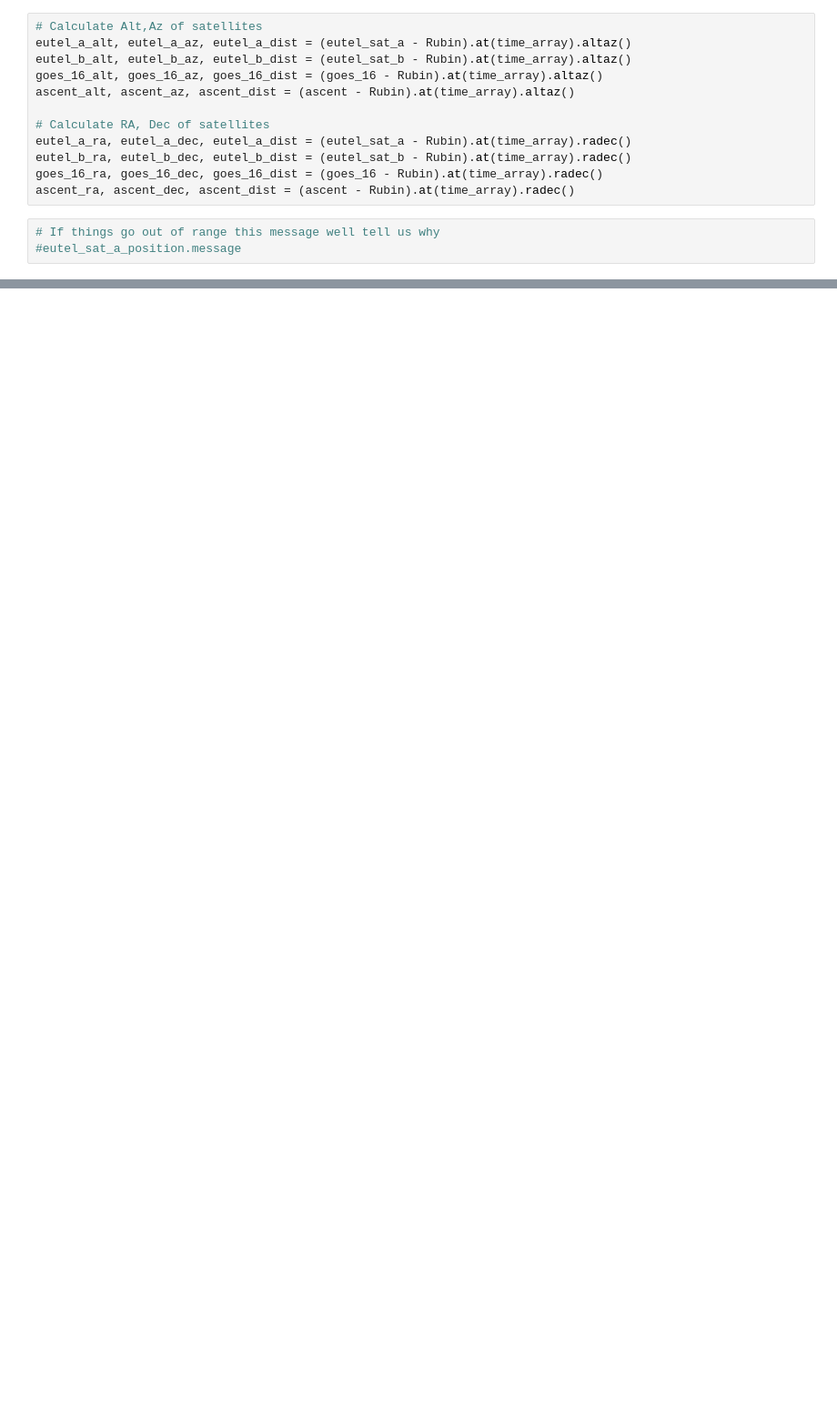
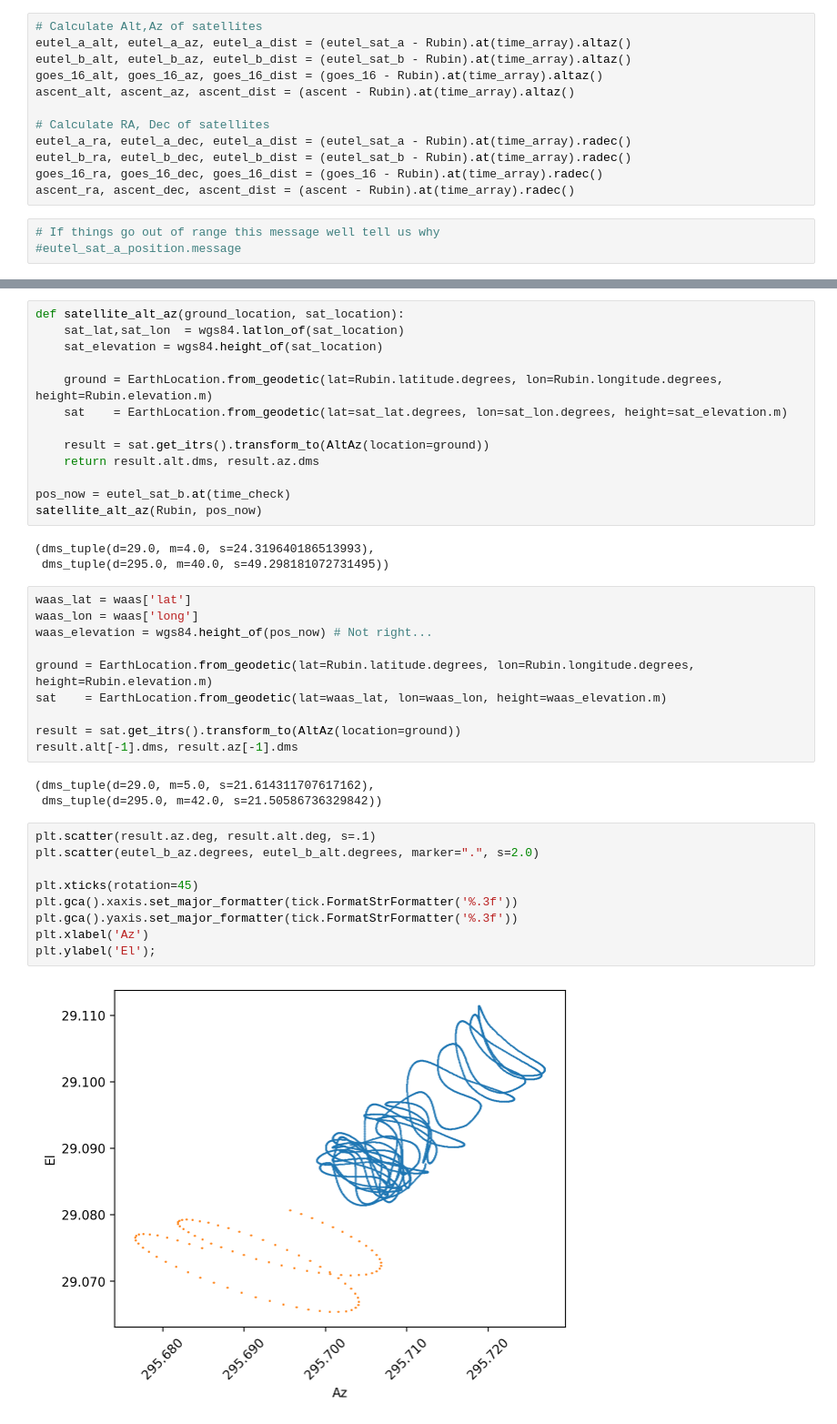
Before and after one commit to cwwalter/geosynchronous-satellites, a Jupyter notebook: Skyfield.ipynb, the cells around one changed output, grey strips where cells are left out. Shown at 91% size. Cells and saved outputs as stored; diff of their text form; blank space fills up the shorter version.

```diff
--- a/Skyfield.ipynb
+++ b/Skyfield.ipynb
@@ -304,0 +325,40 @@ ts.from_astropy(exp_time).utc_iso()
+# %%
+def satellite_alt_az(ground_location, sat_location):
+    sat_lat,sat_lon  = wgs84.latlon_of(sat_location)
+    sat_elevation = wgs84.height_of(sat_location)
+
+    ground = EarthLocation.from_geodetic(lat=Rubin.latitude.degrees, lon=Rubin.longitude.degrees, height=Rubin.elevation.m)
+    sat    = EarthLocation.from_geodetic(lat=sat_lat.degrees, lon=sat_lon.degrees, height=sat_elevation.m)
+
+    result = sat.get_itrs().transform_to(AltAz(location=ground))
+    return result.alt.dms, result.az.dms
+
+pos_now = eutel_sat_b.at(time_check)
+satellite_alt_az(Rubin, pos_now)
+# %% [output]
+(dms_tuple(d=29.0, m=4.0, s=24.319640186513993),
+ dms_tuple(d=295.0, m=40.0, s=49.298181072731495))
+# %%
+waas_lat = waas['lat']
+waas_lon = waas['long']
+waas_elevation = wgs84.height_of(pos_now) # Not right...
+
+ground = EarthLocation.from_geodetic(lat=Rubin.latitude.degrees, lon=Rubin.longitude.degrees, height=Rubin.elevation.m)
+sat    = EarthLocation.from_geodetic(lat=waas_lat, lon=waas_lon, height=waas_elevation.m)
+
+result = sat.get_itrs().transform_to(AltAz(location=ground))
+result.alt[-1].dms, result.az[-1].dms
+# %% [output]
+(dms_tuple(d=29.0, m=5.0, s=21.614311707617162),
+ dms_tuple(d=295.0, m=42.0, s=21.50586736329842))
+# %%
+plt.scatter(result.az.deg, result.alt.deg, s=.1)
+plt.scatter(eutel_b_az.degrees, eutel_b_alt.degrees, marker=".", s=2.0)
+
+plt.xticks(rotation=45)
+plt.gca().xaxis.set_major_formatter(tick.FormatStrFormatter('%.3f'))
+plt.gca().yaxis.set_major_formatter(tick.FormatStrFormatter('%.3f'))
+plt.xlabel('Az')
+plt.ylabel('El');
+# %% [output]
+[figure, added]
```
Also changed, not shown: parts of 22 cells of this notebook, 2 other files.
